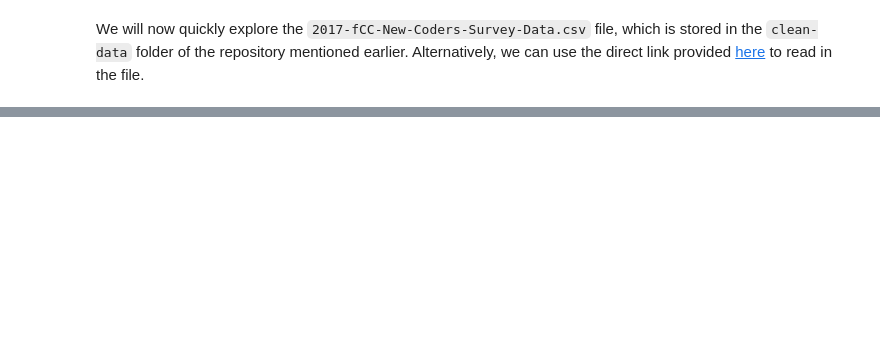
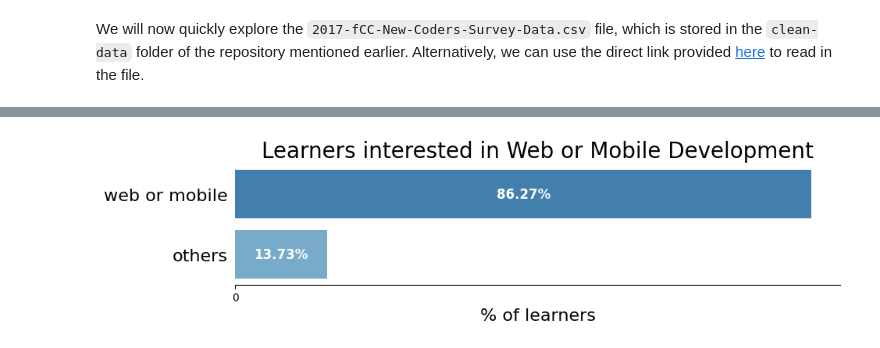
Before and after one commit to MuhammadAwon/datascience-projects, a Jupyter notebook: Projects/finding-best-markets-to-advertise/best-markets-to-advertise.ipynb, the cells around one changed output, grey strips where cells are left out. Cells and saved outputs as stored; diff of their text form; code cells hidden in the pictures; blank space fills up the shorter version.

```diff
--- a/Projects/finding-best-markets-to-advertise/best-markets-to-advertise.ipynb
+++ b/Projects/finding-best-markets-to-advertise/best-markets-to-advertise.ipynb
@@ -51,0 +206,5 @@ We will attempt to understand the purpose of each column. While most column name
+# %%
+# Display the job roles after the transformation (only non-null rows)
+for i in range(50):
+    if isinstance(rel_fcc_survey.loc[i, 'JobRoleInterest'], list) and len(rel_fcc_survey.loc[i, 'JobRoleInterest']) > 0:
+        print(rel_fcc_survey.loc[i, 'JobRoleInterest'])
@@ -51,0 +348,39 @@ We will attempt to understand the purpose of each column. While most column name
+# %%
+def search_web_mob(job_list):
+    pattern = re.compile(r'web\s?developer|mobile\s?developer')
+    if job_list is not np.nan:
+        web_mob_list = list(filter(pattern.search, job_list))
+        if len(web_mob_list) > 0:
+            return 'web or mobile'
+        else:
+            return 'others'
+
+rel_fcc_survey['WebOrMobDev'] = rel_fcc_survey.JobRoleInterest.apply(search_web_mob)
+# %%
+# Calculate the frequency to learners interest in percentage
+jobs_percent = rel_fcc_survey.WebOrMobDev.value_counts(normalize=True)
+# Extract frequency indexes (['web or mobile', 'others'])
+jobs_freq_indexes = rel_fcc_survey.WebOrMobDev.value_counts().index
+
+fig, ax = plt.subplots(figsize=(10, 2))
+
+# Create horizontal bar plot
+ax = sns.barplot(x=jobs_percent, y=jobs_freq_indexes, palette='tab20c')
+
+# Set title and axis labels
+ax.set_title('Learners interested in Web or Mobile Development', size=20)
+ax.set_xlabel('% of learners', size=16)
+ax.set_xticks([False])
+ax.tick_params(axis='y', labelsize=16, left=False)
+
+# Disable spines
+for side in ['top', 'right', 'left']:
+        ax.spines[side].set_visible(False)
+
+# Add bar values in the center of each bar in white color
+for i, v in enumerate(jobs_percent):
+    ax.text(v/2, i, str(round(v*100, 2))+'%', color='white', va='center', ha='center', fontweight='bold', size=12)
+
+plt.show()
+# %% [output]
+[figure, added]
```
Also changed, not shown: parts of 29 cells of this notebook.
